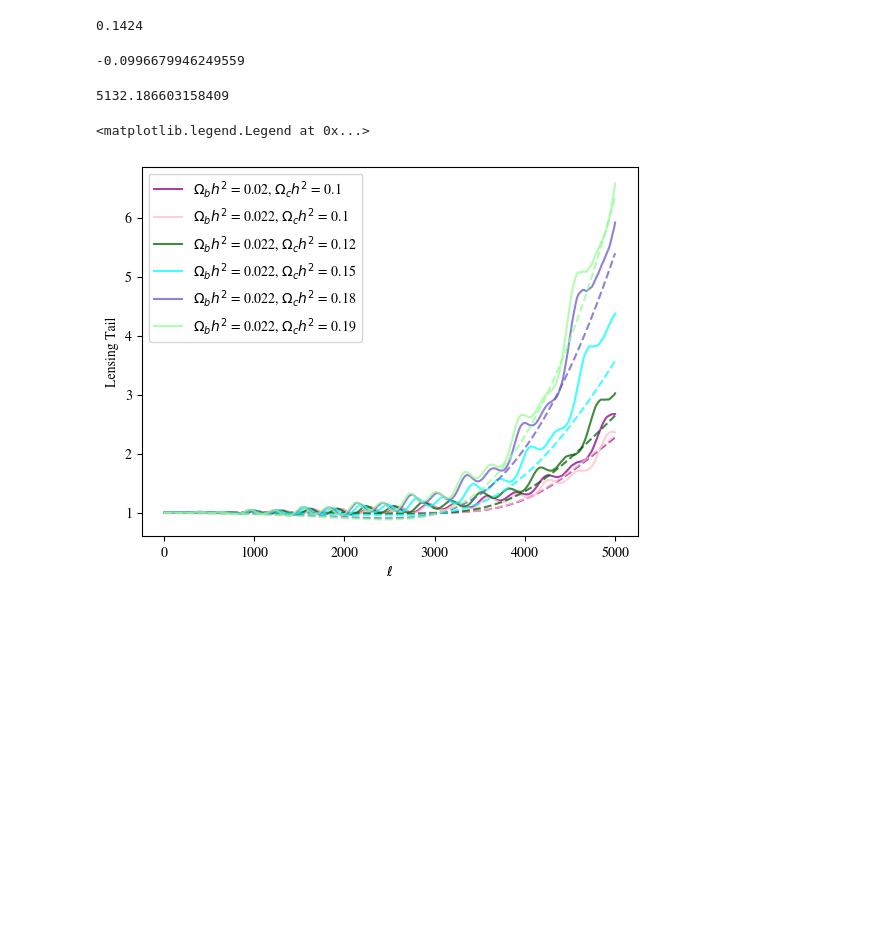
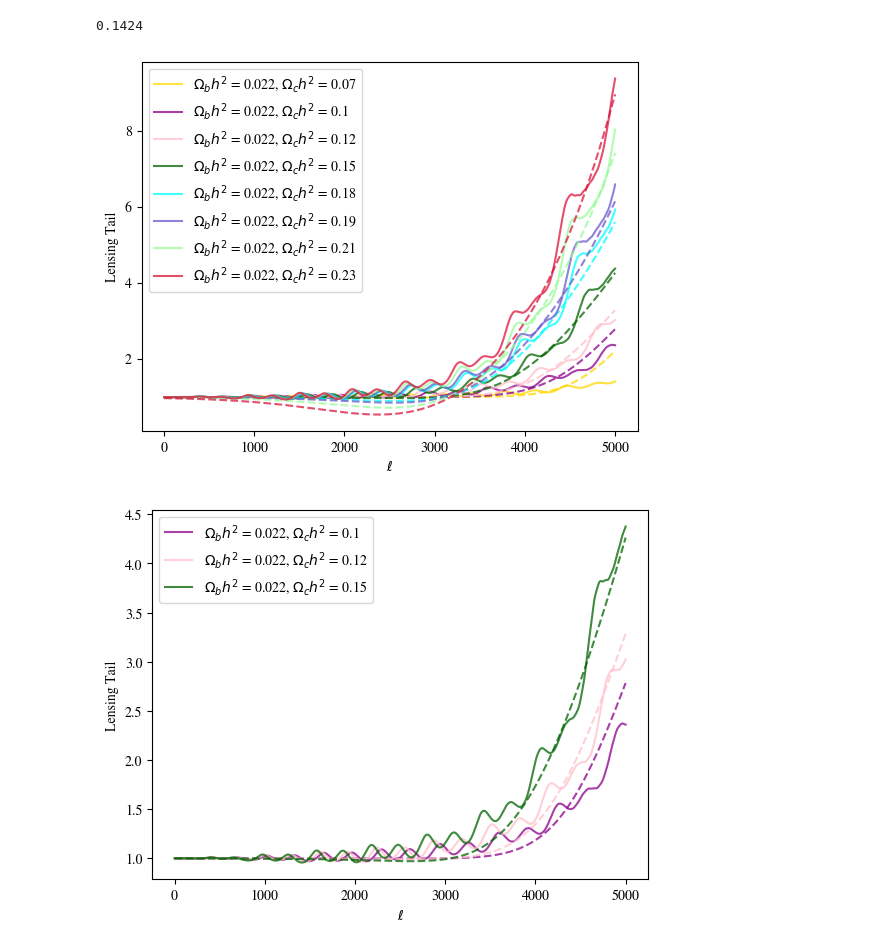
Before and after one commit to flapbat/cmb_lensing_tail, a Jupyter notebook: linear_regression.ipynb, the cells around one changed output. Saved outputs shown, nothing was run; the diff lists cells and outputs as text; code cells hidden in the pictures; blank space fills up the shorter version.

Commit message:
new param files

```diff
--- a/linear_regression.ipynb
+++ b/linear_regression.ipynb
@@ -8,8 +8,3 @@ import numpy as np
 import camb
 # %% [output]
 Detected IPython. Loading juliacall extension. See https://juliapy.github.io/PythonCall.jl/stable/compat/#IPython
-# %%
-# Load Data
-pars     = np.load('CL_data/parameter_test9.npy')  # [H0, ombh2, omch2 ] x 100
-lensed   = np.load('CL_data/lensed_CL9.npy')     # [C_2, ..., C_5000] x 100 (lensed)
-unlensed = np.load('CL_data/unlensed_CL9.npy')     # [C_2, ..., C_5000] x 100 (unlensed)
@@ -38,9 +19,11 @@ omcs = [0.1, 0.1, 0.12, 0.15, 0.18, 0.19]
 # %%
-ombs = [0.02, 0.022, 0.022, 0.022, 0.022, 0.022]
-omcs = [0.1, 0.1, 0.12, 0.15, 0.18, 0.19]
+ombs = [0.022, 0.022, 0.022, 0.022, 0.022, 0.022, 0.022, 0.022]
+omcs = [0.07, 0.1, 0.12, 0.15, 0.18, 0.19, 0.21, 0.23]
 
 #ombs = [0.02, 0.022, 0.022]
 #omcs = [0.1, 0.1, 0.12]
+
+ells = np.array([l for l in range(2, 5000)])
 
 n = len(omcs)
 lensings_camb = [get_lensing_camb(ombs[i], omcs[i]) for i in range(n)]
@@ -53,27 +36,17 @@ fid_omch2 = 0.12
 fid_ombh2 + fid_omch2
 # %% [output]
 0.1424
-# %%
-clamp(-0.2, -1, 1)
-# %% [output]
--0.0996679946249559
-# %%
-1.05267773 * 4875.363519999999
-# %% [output]
-5132.186603158409
 # %%
 def lensing_tail_fit(ell, ombh2, omch2):
     x2 = (ombh2 + omch2)/(fid_omch2 + fid_ombh2)
     x1 = ombh2/fid_ombh2
 
-    b1 =  0  #0.08170171
+    beta_1 =0.7 * (1 + 0.30158727 * x2 -0.18882221 * x2**2)
+    beta_2 = 2804.9860015044 * (1 + -0.03199796  * x2 + 0.0265345  * x2**2)
 
-    beta_1 =0.7 * (1 + 0.2470 * x2 -0.14936055 * x2**2)
-    beta_2 = 2804.9860015044 * (1 + 0.0040653  * x2)
-
-    beta_3 = 5132.186603158409 * (1 -0.22088607 * x2 + -0.00269111 * x2**2)
-    beta_4 = 58.2769 * (1 + 7.05408677 * x2 + 0.30558277 *x2**2)
-    alpha = 2.6221467562500003 *(1 + -1.07920013 * x2 + 0.95282747 * x2 **2)
+    beta_3 = 5132.186603158409 * (1 +0.06952207 * x2 + -0.22689691 * x2**2)
+    beta_4 = 58.2769 * (1 + 8.63434043 * x2 + -1.95672041 *x2**2)
+    alpha = 2.48174003 *(1 + -0.49358609 * x2 + 0.58305024 * x2 **2)
 
     sigm = (1 + np.exp(-(ell-beta_3)/beta_4))**(-1)
 
@@ -85,14 +58,22 @@ def lensing_tail_fit(ell, ombh2, omch2):
 # %%
 lensings_fit = [lensing_tail_fit(ells, ombs[i], omcs[i]) for i in range(n)]
 # %%
-color_key = ["darkmagenta", "pink", "darkgreen", "aqua", "slateblue", "palegreen"]
+color_key = ["gold","darkmagenta", "pink", "darkgreen", "aqua", "slateblue", "palegreen", "crimson", "blue", "lime"]
 for i in range(n):
     plt.plot(ells, lensings_fit[i], color = color_key[i], linestyle = "dashed", alpha = 0.75)
     plt.plot(ells, lensings_camb[i], color = color_key[i], label = label_key[i], alpha = 0.75)
 plt.xlabel("$\\ell$")
 plt.ylabel("Lensing Tail")
 #plt.ylim(0.9,3)
 plt.legend()
+plt.show()
+for i in [1,2,3]:
+    plt.plot(ells, lensings_fit[i], color = color_key[i], linestyle = "dashed", alpha = 0.75)
+    plt.plot(ells, lensings_camb[i], color = color_key[i], label = label_key[i], alpha = 0.75)
+plt.legend()
+plt.xlabel("$\\ell$")
+plt.ylabel("Lensing Tail")
+plt.show()
 # %% [output]
-<matplotlib.legend.Legend at 0x...>
-[figure, old version]
+[figure, new version]
+[figure, added]
```
Also changed, not shown: parts of 5 cells of this notebook, 16 other files.
